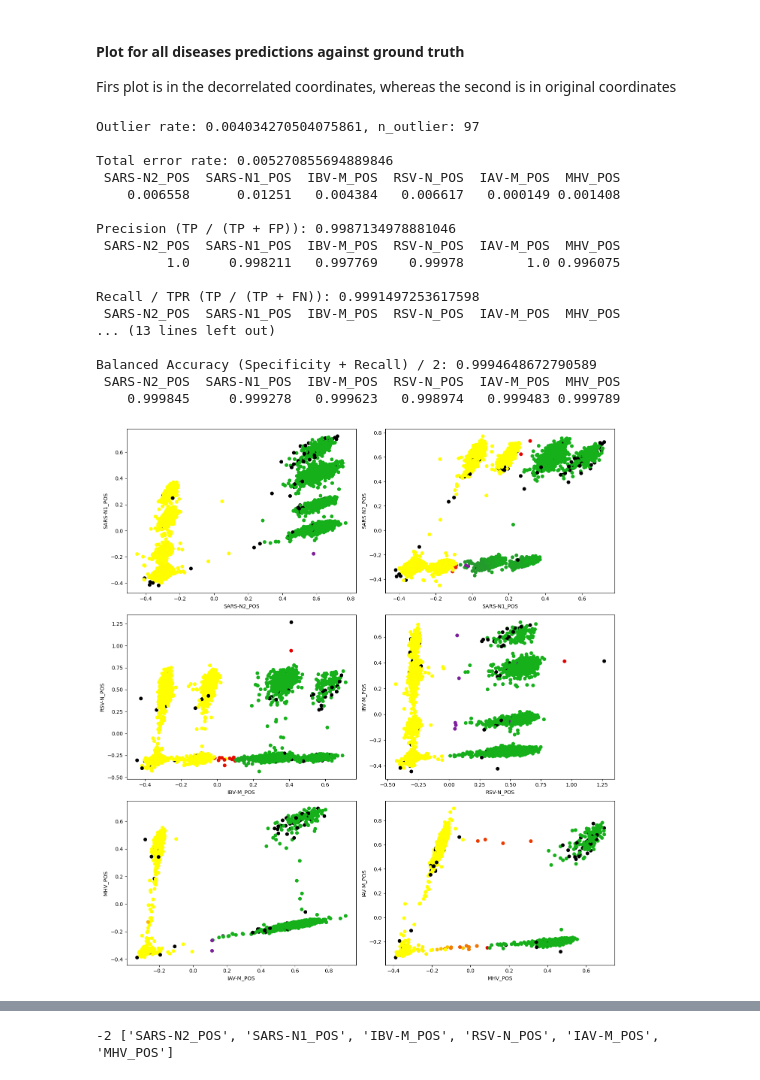
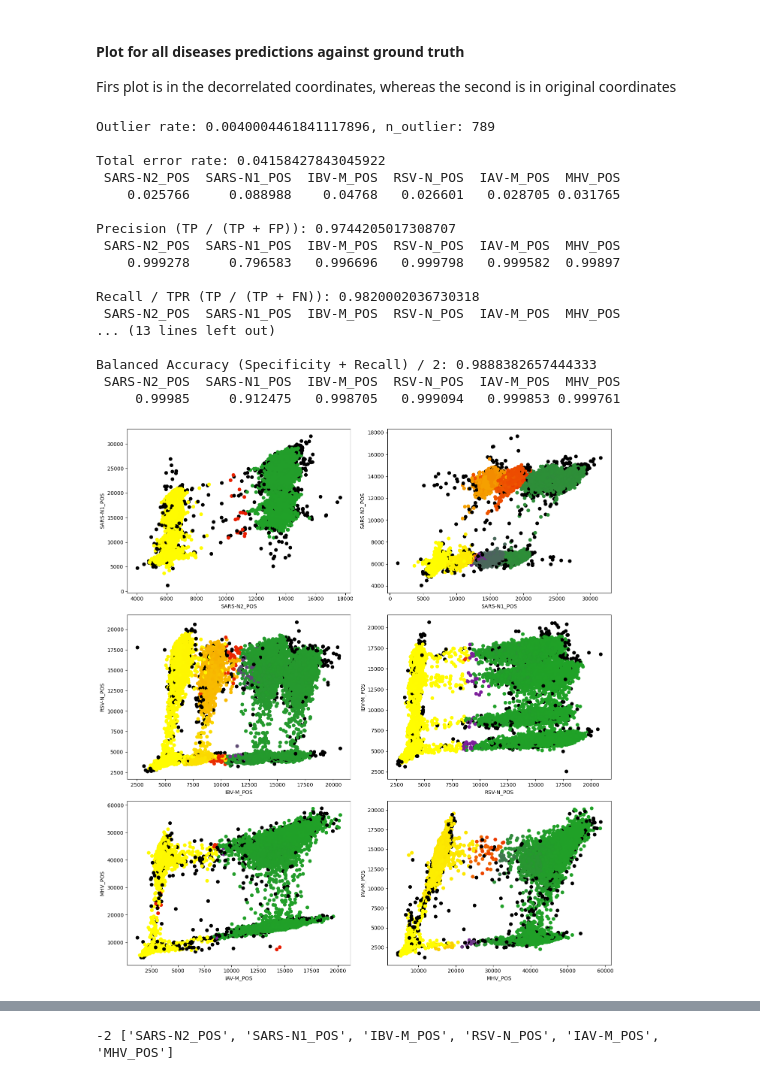
Before and after one commit to ncograf/pcr-classification, a Jupyter notebook: code/whitness_based/whitnes_density_classifier_di.ipynb, the cells around one changed output, grey strips where cells are left out. Saved outputs shown, nothing was run; the diff lists cells and outputs as text; code cells hidden in the pictures.

```diff
--- a/code/whitness_based/whitnes_density_classifier_di.ipynb
+++ b/code/whitness_based/whitnes_density_classifier_di.ipynb
@@ -39,19 +39,23 @@ wa-sa-B5, files: 13                     wa-sa-D1, files: 13
 
 # load the necessary datasetes
 df_di = data_lib.load_dataset(None, [
-    "po-di-se-2-A4",
+    #"po-di-se-2-A4",
     #"po-di-se-2-B1", "po-di-se-2-C1", "po-di-se-2-C4",
     #"po-di-se-2-D1",
     #"po-di-se-2-D4",
     #"po-di-se-2-A1", "po-di-se-2-B4",
 
-    #"po-di-se-1-D4",
-    #"po-di-se-1-D1",
-    #"po-di-se-1-B4", "po-di-se-1-A4",
-    #"po-di-se-1-B1", "po-di-se-1-C4", "po-di-se-1-A1",
-    #"po-di-se-1-C1",
+    "po-di-se-1-D4",
+    "po-di-se-1-D1",
+    "po-di-se-1-B4",
+    "po-di-se-1-A4",
+    "po-di-se-1-B1", "po-di-se-1-C4", "po-di-se-1-A1",
+    "po-di-se-1-C1",
 
-    #"po-di-se-B8", "po-di-se-D8", "po-di-se-A8", "po-di-se-C8",
+    #"po-di-se-B8",
+    #"po-di-se-D8",
+    #"po-di-se-A8",
+    #"po-di-se-C8",
                                      ],
                               datafolder="../../Data")
 
@@ -83,7 +87,7 @@ decision = decision_lib.WhitnesDensityClassifier(
                                      cluster_algorithm=cluster_engine,
                                      whitening_transformer=whitening_engine,
                                      negative_range=0.95,
-                                     eps=0.3,
+                                     eps=0.5,
                                      outlier_quantile=0.004,
                                      prediction_axis=prediction_axis,
                                      verbose=True
@@ -110,7 +112,7 @@ Finished predict labels in 0.019259929656982422 seconds
 Firs plot is in the decorrelated coordinates, whereas the second is in original coordinates
 # %%
 
-df_data_points = pd.DataFrame(data=decision.X_transformed, columns=prediction_axis)
+df_data_points = pd.DataFrame(data=decision.X, columns=prediction_axis)
 df_predictions = decision.probabilities_df
 df_ground_trouth = df_di
 selected_pairs = [
@@ -118,42 +120,42 @@ selected_pairs = [
                 ('SARS-N1_POS','SARS-N2_POS'),
                 ('IBV-M_POS','RSV-N_POS'),
                 ('RSV-N_POS','IBV-M_POS'),
                 ('IAV-M_POS','MHV_POS'),
                 ('MHV_POS','IAV-M_POS'),
                 ]
 
 mask = decision.No_neg_mask
 validation_lib.validate_labels(df_true_labels=df_di, df_predicted_labels=df_predictions, verbosity=1, threshold=0.5)
 
 #df_result = stats_lib.compute_results(df_predictions, 0.40, 0.60, df_data_points)
 
 plot_lib.plot_pairwise_selection_bayesian(
         df_data_points,
         df_predictions,
         df_ground_trouth,
         selected_pairs,
         n_cols=2,
         mask=mask,
         )
 # %% [output]
-Outlier rate: 0.004034270504075861, n_outlier: 97
+Outlier rate: 0.0040004461841117896, n_outlier: 789
 
-Total error rate: 0.005270855694889846
+Total error rate: 0.04158427843045922
  SARS-N2_POS  SARS-N1_POS  IBV-M_POS  RSV-N_POS  IAV-M_POS  MHV_POS
-    0.006558      0.01251   0.004384   0.006617   0.000149 0.001408
+    0.025766     0.088988    0.04768   0.026601   0.028705 0.031765
 
-Precision (TP / (TP + FP)): 0.9987134978881046
+Precision (TP / (TP + FP)): 0.9744205017308707
  SARS-N2_POS  SARS-N1_POS  IBV-M_POS  RSV-N_POS  IAV-M_POS  MHV_POS
-         1.0     0.998211   0.997769    0.99978        1.0 0.996075
+    0.999278     0.796583   0.996696   0.999798   0.999582  0.99897
 
-Recall / TPR (TP / (TP + FN)): 0.9991497253617598
+Recall / TPR (TP / (TP + FN)): 0.9820002036730318
  SARS-N2_POS  SARS-N1_POS  IBV-M_POS  RSV-N_POS  IAV-M_POS  MHV_POS
 ... (13 lines left out)
 
-Balanced Accuracy (Specificity + Recall) / 2: 0.9994648672790589
+Balanced Accuracy (Specificity + Recall) / 2: 0.9888382657444333
  SARS-N2_POS  SARS-N1_POS  IBV-M_POS  RSV-N_POS  IAV-M_POS  MHV_POS
-    0.999845     0.999278   0.999623   0.998974   0.999483 0.999789
+     0.99985     0.912475   0.998705   0.999094   0.999853 0.999761
-[figure, old version]
+[figure, new version]
 # %%
 validation_lib.validate_combinations(df_di, df_predictions, verbosity=0)
 # %% [output]
```
Also changed, not shown: parts of 4 cells of this notebook, 3 other files.
